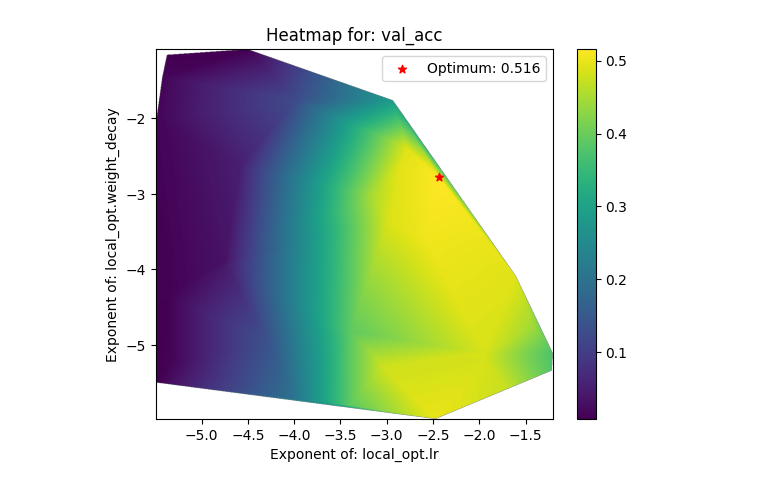
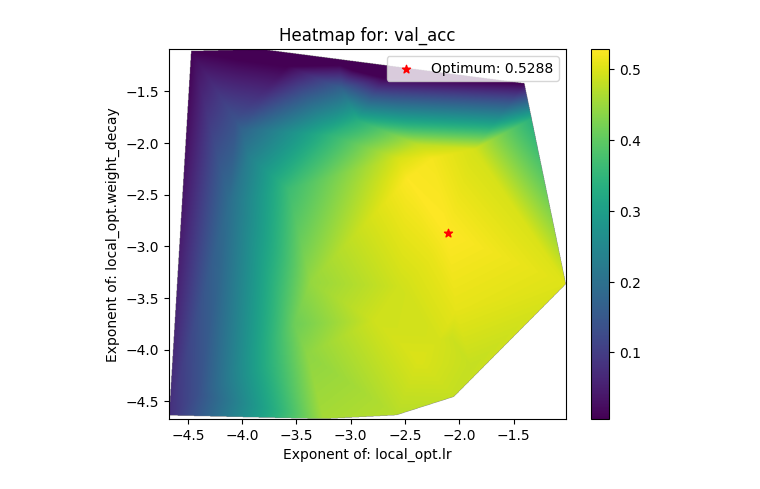
Before and after one commit to maxi-fr/distributed-learning, a Jupyter notebook: test_notebook.ipynb, the cells around one changed output. Cells and saved outputs as stored; diff of their text form; code cells hidden in the pictures.

Commit message:
sgd results

```diff
--- a/test_notebook.ipynb
+++ b/test_notebook.ipynb
@@ -119,35 +119,35 @@ def hyper_params_heatmap(results, param_1_name, param_2_name, log_scale_1=True,
     inter = LinearNDInterpolator((x, y), val)
 
     x_int = np.linspace(x.min(), x.max(), 1000)
     y_int = np.linspace(y.min(), y.max(), 1000)
     mesh = np.meshgrid(x_int, y_int)
     inter_val = inter(mesh)
 
     plt.imshow(inter_val, extent=[x_int[0], x_int[-1], y_int[0], y_int[-1]], origin="lower", aspect="auto")
     plt.colorbar()
 
     opt_ind = np.argmax(val) if mode == "max" else np.argmin(val)
     # plt.scatter(x, y)
     plt.scatter(x[opt_ind], y[opt_ind], c="r", marker="*", label=f"Optimum: {val[opt_ind]}")
 
     plt.xlabel(param_1_name)
     plt.ylabel(param_2_name)
 
     if log_metric:
         plt.title(f"Heatmap for: log({metric})")
     else:
         plt.title(f"Heatmap for: {metric}")
     plt.legend()
 
-folder = r"Results2\tune_distributed_learning_2025-01-15_21-17-35"
+folder = r"Results2\tune_distributed_learning_2025-01-16_16-56-11"
 df = gen_dataframe(folder)
 
 hyper_params_heatmap(df, "local_opt.lr", "local_opt.weight_decay", True, True)#, "val_loss", "min", True)
 # hyper_params_heatmap(df, "local_batch_size", "local_opt.lr", False, True, "val_acc", "max", False)
 # hyper_params_heatmap(df, "n_workers", "local_batch_size")
 # plt.savefig(os.path.join(folder, "heatmap_plot_loss.png"))
 # %% [output]
-[figure, old version]
+[figure, new version]
 # %%
 import statsmodels.api as sm
 
```
Also changed, not shown: 3 other files.
